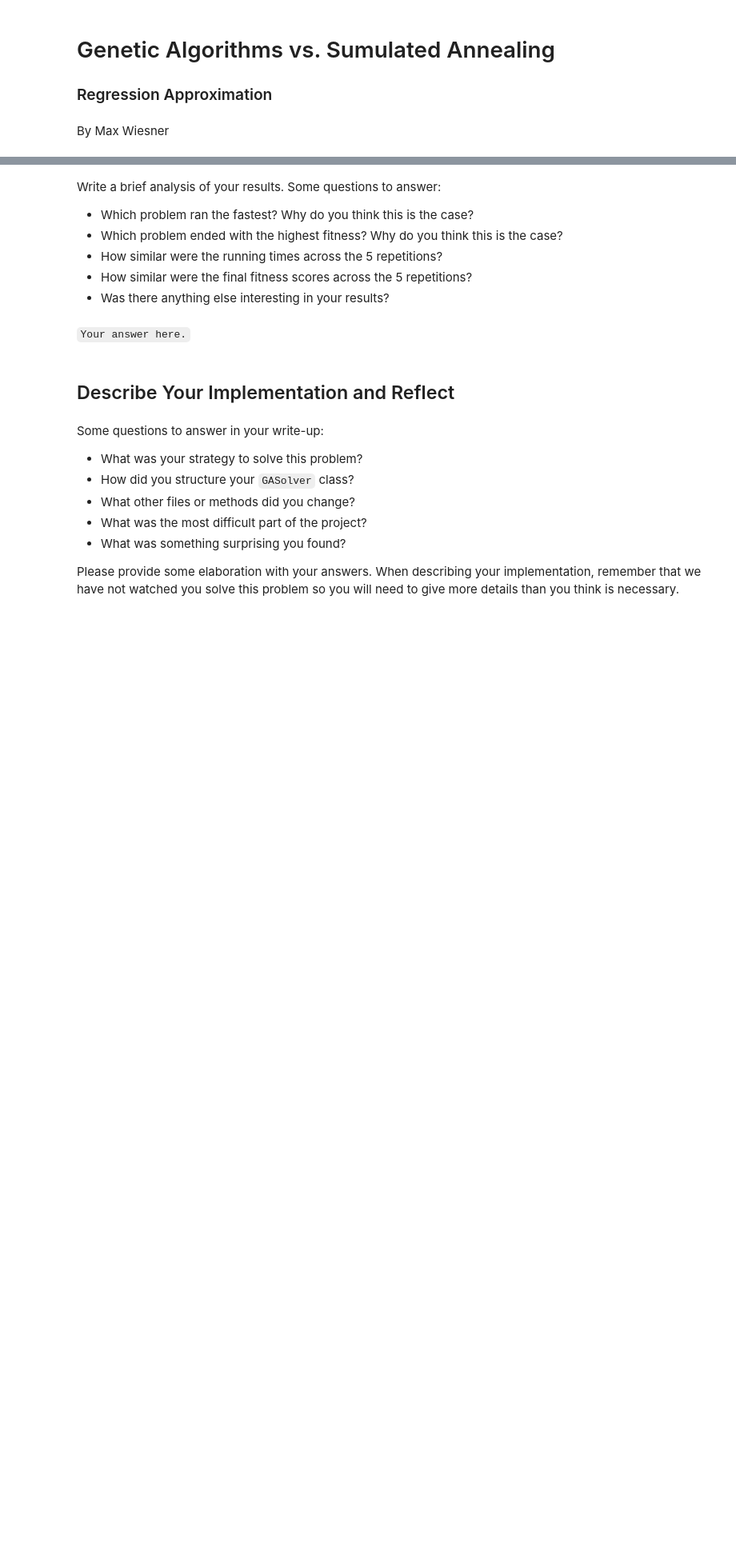
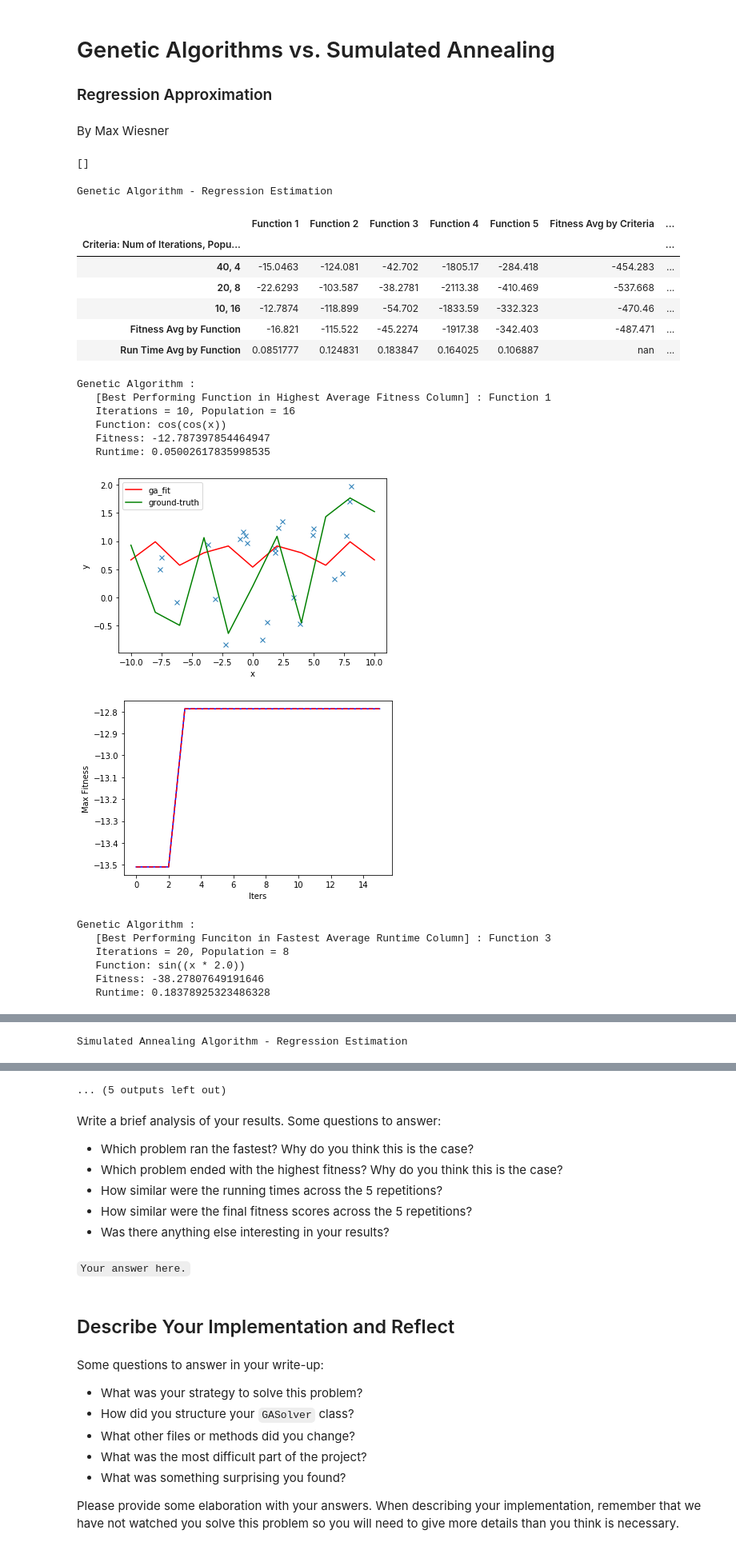
Before and after one commit to maxanth112/Curve-Fitting-Genetic-Algorithms, a Jupyter notebook: MiniProject1ReportTemplate.ipynb, the cells around one changed output, grey strips where cells are left out. Shown: that part at 80% size. Cells and saved outputs as stored; diff of their text form; code cells hidden in the pictures; blank space fills up the shorter version.

```diff
--- a/MiniProject1ReportTemplate.ipynb
+++ b/MiniProject1ReportTemplate.ipynb
@@ -8,6 +8,7 @@ By Max Wiesner
 import numpy as np
 from tqdm import tqdm
 from curveFitting import one_dimensional_curve_fitting_test
+from matplotlib import pyplot as plt
 from IPython.display import display, HTML
 import pprint
 import pandas as pd
@@ -22,26 +23,35 @@ tests = [
 ]
 
 each_test = 3
-i_std = 0.5
-p_std = 0.5
-GA_criteria = np.array([[i_std*1000, p_std*40], [i_std*500, p_std*80], [i_std*250, p_std*160]]).astype(int)
-SA_criteria = np.array([[i_std*10000, p_std*40], [i_std*5000, p_std*80], [i_std*2500, p_std*160]]).astype(int)
+i_std = 4 # 100
+p_std = 1  # 10
+n_std = 10 # 100
+GA_criteria = np.array([[i_std*10, p_std*4, n_std*1],
+                        [i_std*5, p_std*8, n_std*1],
+                        [i_std*2.5, p_std*16, n_std*1]]).astype(int)
+SA_criteria = np.array([[i_std*100, p_std*4, n_std*1],
+                        [i_std*50, p_std*8, n_std*1],
+                        [i_std*25, p_std*16, n_std*1]]).astype(int)
 
-results = []
 test_instances = [{'results': [[-float('inf')]*5 for i in range(3)],
                    'all': [[0]*5 for i in range(3)],
                    'conditions': criteria} for criteria in [GA_criteria, SA_criteria]]
 
 with tqdm(total = each_test*len(GA_criteria)*len(test_instances)*len(tests)) as pbar:
     for iteration in range(each_test):
-        for curr_algorithm in test_instances:
-            for curr_condition_index in range(len(curr_algorithm['conditions'])):
+        for curr_algorithm_index in range(len(test_instances)):
+            for curr_condition_index in range(len(test_instances[curr_algorithm_index]['conditions'])):
                 for curr_test_index in range(len(tests)):
-                    all_data_results = one_dimensional_curve_fitting_test(tests[curr_test_index][0], tests[curr_test_index][1],
-                        tests[curr_test_index][2], curr_algorithm['conditions'][curr_condition_index][0], curr_algorithm['conditions'][curr_condition_index][1])
+                    all_data_results = one_dimensional_curve_fitting_test(tests[curr_test_index][0],
+                        tests[curr_test_index][1],
+                        tests[curr_test_index][2],
+                        test_instances[curr_algorithm_index]['conditions'][curr_condition_index][0],
+                        test_instances[curr_algorithm_index]['conditions'][curr_condition_index][1],
+                        test_instances[curr_algorithm_index]['conditions'][curr_condition_index][2],
+                        'ga' if curr_algorithm_index == 0 else 'sa')
 
-                    if all_data_results[1] > curr_algorithm['results'][curr_condition_index][curr_test_index]:
-                        curr_algorithm['results'][curr_condition_index][curr_test_index] = all_data_results[1]
-                        curr_algorithm['all'][curr_condition_index][curr_test_index] = all_data_results
+                    if all_data_results[1] > test_instances[curr_algorithm_index]['results'][curr_condition_index][curr_test_index]:
+                        test_instances[curr_algorithm_index]['results'][curr_condition_index][curr_test_index] = all_data_results[1]
+                        test_instances[curr_algorithm_index]['all'][curr_condition_index][curr_test_index] = all_data_results
                     pbar.update(1)
 # %%
@@ -129,0 +162,35 @@ def generate_and_plot(data):
+# %%
+print(plot_printout_indexs)
+dfs = create_data_frames()
+print('\n')
+display(dfs[0])
+print_plots(plot_printout_indexs[0], 0)
+print_plots(plot_printout_indexs[1], 1)
+print('\n')
+display(dfs[1])
+print_plots(plot_printout_indexs[2], 0)
+print_plots(plot_printout_indexs[3], 1)
+# %% [output]
+[]
+Genetic Algorithm - Regression Estimation
+|  | Function 1 | Function 2 | Function 3 | Function 4 | Function 5 | Fitness Avg by Criteria | ... |
+| Criteria: Num of Iterations, Popu... |  |  |  |  |  |  | ... |
+| 40, 4 | -15.0463 | -124.081 | -42.702 | -1805.17 | -284.418 | -454.283 | ... |
+| 20, 8 | -22.6293 | -103.587 | -38.2781 | -2113.38 | -410.469 | -537.668 | ... |
+| 10, 16 | -12.7874 | -118.899 | -54.702 | -1833.59 | -332.323 | -470.46 | ... |
+| Fitness Avg by Function | -16.821 | -115.522 | -45.2274 | -1917.38 | -342.403 | -487.471 | ... |
+| Run Time Avg by Function | 0.0851777 | 0.124831 | 0.183847 | 0.164025 | 0.106887 | nan | ... |
+Genetic Algorithm :
+   [Best Performing Function in Highest Average Fitness Column] : Function 1
+   Iterations = 10, Population = 16
+   Function: cos(cos(x))
+   Fitness: -12.787397854464947
+   Runtime: 0.05002617835998535
+[figure, added]
+[figure, added]
+Genetic Algorithm :
+   [Best Performing Funciton in Fastest Average Runtime Column] : Function 3
+   Iterations = 20, Population = 8
+   Function: sin((x * 2.0))
+   Fitness: -38.27807649191646
+   Runtime: 0.18378925323486328
@@ -129,0 +199 @@ def generate_and_plot(data):
+Simulated Annealing Algorithm - Regression Estimation
@@ -130,3 +213,4 @@ def generate_and_plot(data):
+... (5 outputs left out)
 # %% [markdown]
 Write a brief analysis of your results. Some questions to answer:
 - Which problem ran the fastest? Why do you think this is the case?
```
Also changed, not shown: parts of 3 cells of this notebook, 1 other file.
